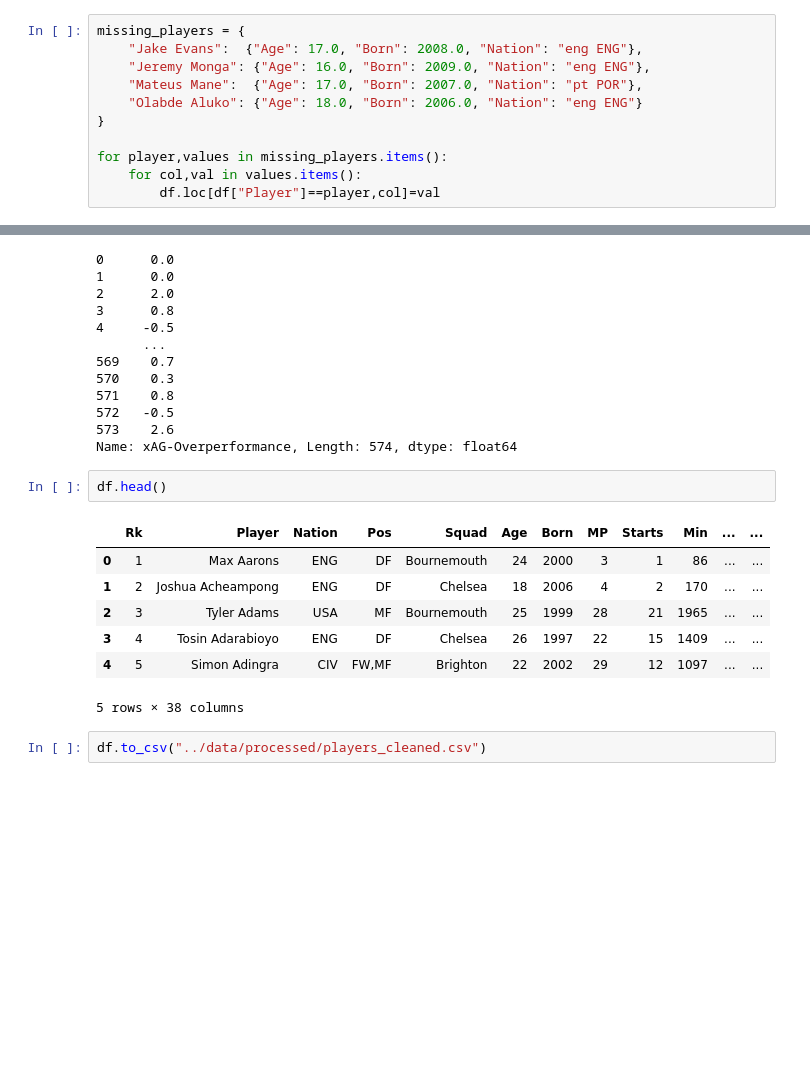
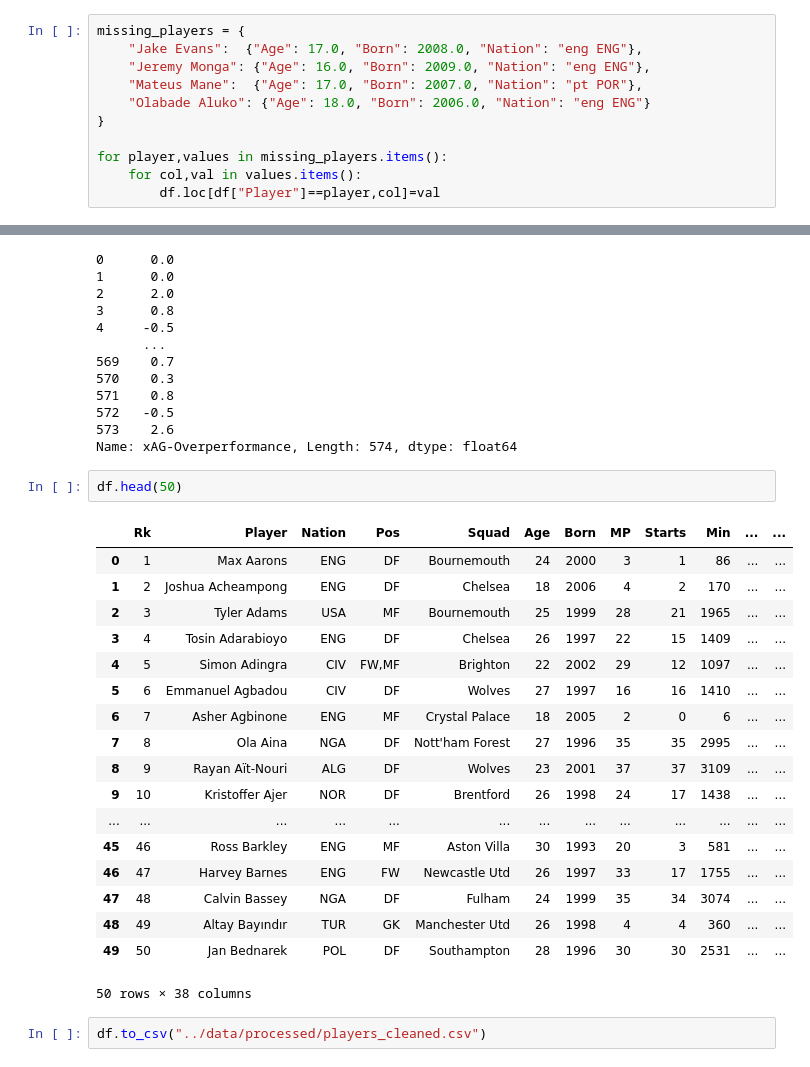
Before and after one commit to yehiamoh/Preimier_Leauge_24-25_Preformace_analysis, a Jupyter notebook: notebooks/01_data_cleaning.ipynb, the cells around one changed output, grey strips where cells are left out. Saved outputs shown, nothing was run; the diff lists cells and outputs as text; blank space fills up the shorter version.

Commit message:
- update  (Olabade) player name

```diff
--- a/notebooks/01_data_cleaning.ipynb
+++ b/notebooks/01_data_cleaning.ipynb
@@ -126,7 +126,7 @@ missing_players = {
     "Jake Evans":  {"Age": 17.0, "Born": 2008.0, "Nation": "eng ENG"},
     "Jeremy Monga": {"Age": 16.0, "Born": 2009.0, "Nation": "eng ENG"},
     "Mateus Mane":  {"Age": 17.0, "Born": 2007.0, "Nation": "pt POR"},
-    "Olabde Aluko": {"Age": 18.0, "Born": 2006.0, "Nation": "eng ENG"}
+    "Olabade Aluko": {"Age": 18.0, "Born": 2006.0, "Nation": "eng ENG"}
 }
 
 for player,values in missing_players.items():
@@ -258,14 +258,25 @@ df['xAG-Overperformance']
 573    2.6
 Name: xAG-Overperformance, Length: 574, dtype: float64
 # %%
-df.head()
+df.head(50)
 # %% [output]
 |  | Rk | Player | Nation | Pos | Squad | Age | Born | MP | Starts | Min | ... | ... |
 | 0 | 1 | Max Aarons | ENG | DF | Bournemouth | 24 | 2000 | 3 | 1 | 86 | ... | ... |
 | 1 | 2 | Joshua Acheampong | ENG | DF | Chelsea | 18 | 2006 | 4 | 2 | 170 | ... | ... |
 | 2 | 3 | Tyler Adams | USA | MF | Bournemouth | 25 | 1999 | 28 | 21 | 1965 | ... | ... |
 | 3 | 4 | Tosin Adarabioyo | ENG | DF | Chelsea | 26 | 1997 | 22 | 15 | 1409 | ... | ... |
 | 4 | 5 | Simon Adingra | CIV | FW,MF | Brighton | 22 | 2002 | 29 | 12 | 1097 | ... | ... |
+| 5 | 6 | Emmanuel Agbadou | CIV | DF | Wolves | 27 | 1997 | 16 | 16 | 1410 | ... | ... |
+| 6 | 7 | Asher Agbinone | ENG | MF | Crystal Palace | 18 | 2005 | 2 | 0 | 6 | ... | ... |
+| 7 | 8 | Ola Aina | NGA | DF | Nott'ham Forest | 27 | 1996 | 35 | 35 | 2995 | ... | ... |
+| 8 | 9 | Rayan Aït-Nouri | ALG | DF | Wolves | 23 | 2001 | 37 | 37 | 3109 | ... | ... |
+| 9 | 10 | Kristoffer Ajer | NOR | DF | Brentford | 26 | 1998 | 24 | 17 | 1438 | ... | ... |
+| ... | ... | ... | ... | ... | ... | ... | ... | ... | ... | ... | ... | ... |
+| 45 | 46 | Ross Barkley | ENG | MF | Aston Villa | 30 | 1993 | 20 | 3 | 581 | ... | ... |
+| 46 | 47 | Harvey Barnes | ENG | FW | Newcastle Utd | 26 | 1997 | 33 | 17 | 1755 | ... | ... |
+| 47 | 48 | Calvin Bassey | NGA | DF | Fulham | 24 | 1999 | 35 | 34 | 3074 | ... | ... |
+| 48 | 49 | Altay Bayındır | TUR | GK | Manchester Utd | 26 | 1998 | 4 | 4 | 360 | ... | ... |
+| 49 | 50 | Jan Bednarek | POL | DF | Southampton | 28 | 1996 | 30 | 30 | 2531 | ... | ... |
-5 rows × 38 columns
+50 rows × 38 columns
 # %%
 df.to_csv("../data/processed/players_cleaned.csv")
```
Also changed, not shown: parts of 1 cell of this notebook, 1 other file.
